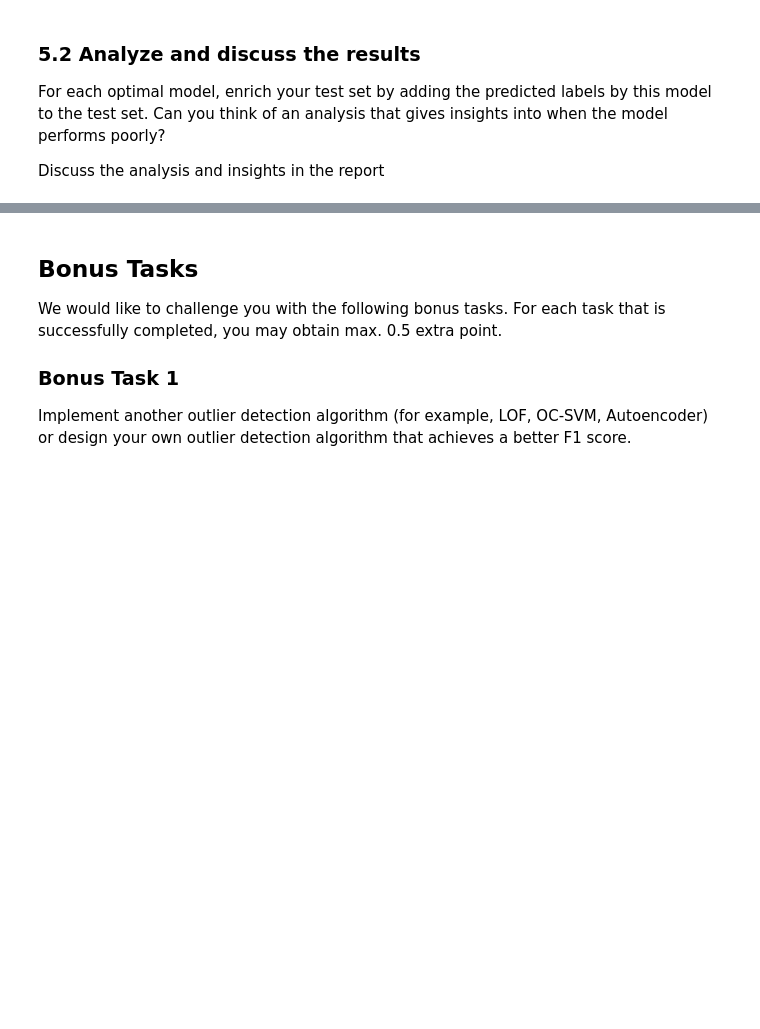
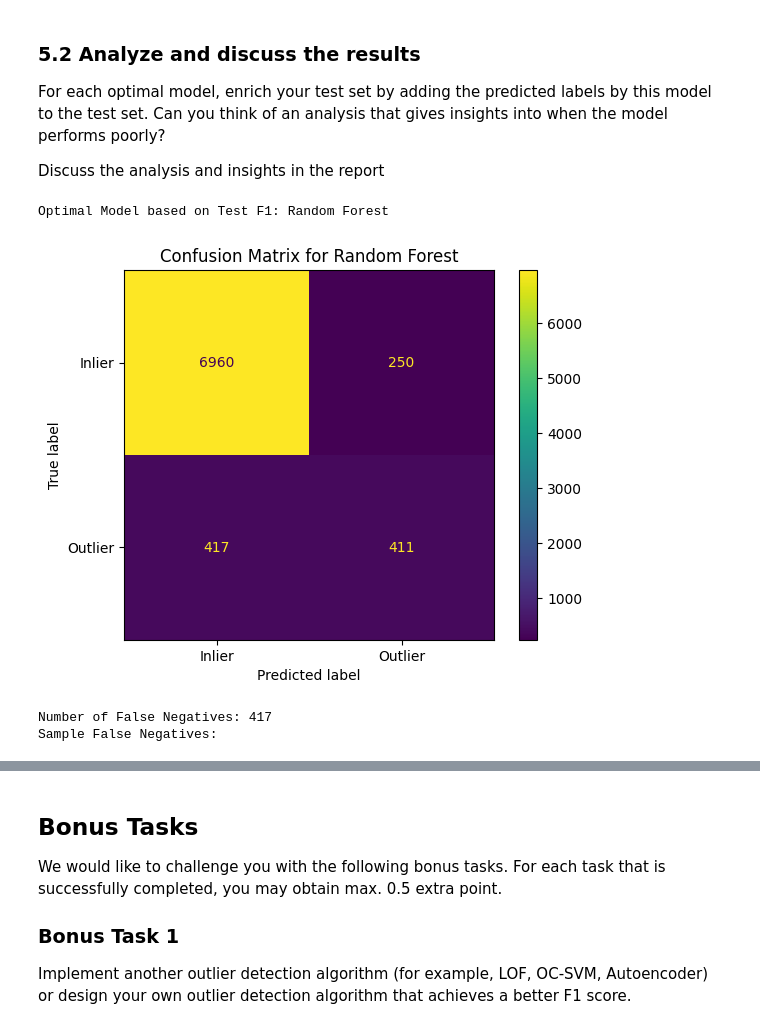
Before and after one commit to Zi-lon/Applications-of-machine-learning, a Jupyter notebook: Assignment 1/Assignment 1.ipynb, the cells around one changed output, grey strips where cells are left out. Saved outputs shown, nothing was run; the diff lists cells and outputs as text; code cells hidden in the pictures; blank space fills up the shorter version.

```diff
--- a/Assignment 1/Assignment 1.ipynb
+++ b/Assignment 1/Assignment 1.ipynb
@@ -798,3 +838,47 @@ Discuss your findings in the report and reflect on the following questions:
 For each optimal model, enrich your test set by adding the predicted labels by this model to the test set. Can you think of an analysis that gives insights into when the model performs poorly?
 
 Discuss the analysis and insights in the report
+# %%
+# TODO: For each optimal model, enrich your test set by adding the predicted labels
+from sklearn.metrics import confusion_matrix, ConfusionMatrixDisplay
+
+# Identify optimal model (based on F1 score from previous step)
+# We use the one with highest F1 from the results_df.
+
+best_model_name = results_df.loc[results_df['Test F1'].idxmax()]['Model']
+print(f"Optimal Model based on Test F1: {best_model_name}")
+
+if best_model_name == 'Decision Tree':
+    y_pred_optimal = y_pred_dt
+    optimal_clf = cl
+elif best_model_name == 'Random Forest':
+    y_pred_optimal = y_pred_rf
+    optimal_clf = optimal_rf
+else:
+    y_pred_optimal = y_pred_if
+    optimal_clf = best_model
+
+# Create enriched DataFrame
+test_analysis_df = X_heldout.copy()
+test_analysis_df['Actual'] = y_heldout
+test_analysis_df['predictedClass'] = y_pred_optimal
+
+# Analysis: Confusion Matrix
+cm = confusion_matrix(y_heldout, y_pred_optimal)
+disp = ConfusionMatrixDisplay(confusion_matrix=cm, display_labels=['Inlier', 'Outlier'])
+disp.plot()
+plt.title(f'Confusion Matrix for {best_model_name}')
+plt.show()
+
+# Analysis: Inspect False Negatives (Outliers predicted as Inliers)
+fn_mask = (test_analysis_df['Actual'] == 1) & (test_analysis_df['predictedClass'] == 0)
+false_negatives = test_analysis_df[fn_mask]
+print(f"\nNumber of False Negatives: {len(false_negatives)}")
+if not false_negatives.empty:
+    print("Sample False Negatives:")
+    display(false_negatives.head())
+# %% [output]
+Optimal Model based on Test F1: Random Forest
+[figure, added]
+Number of False Negatives: 417
+Sample False Negatives:
```
Also changed, not shown: parts of 15 cells of this notebook, 3 other files.
